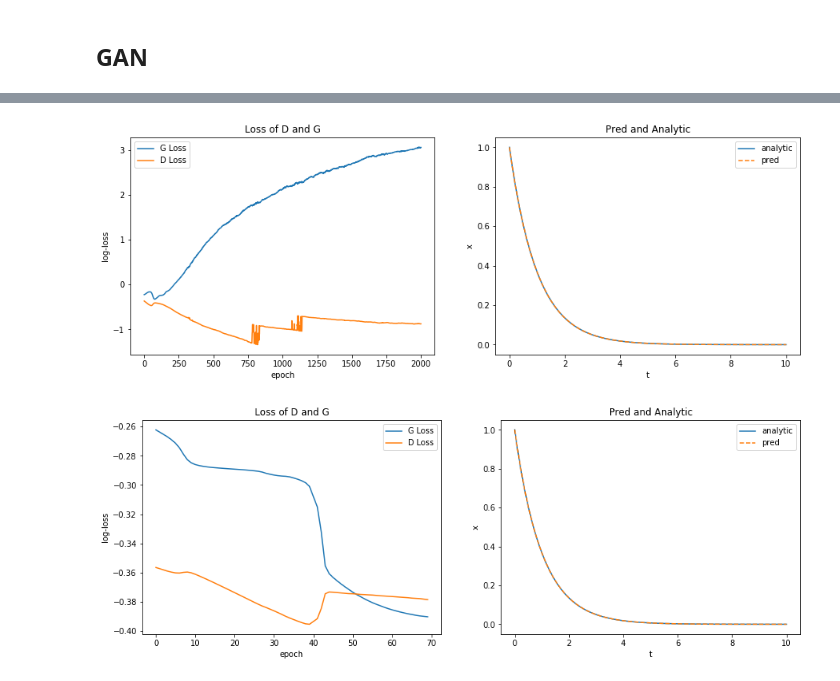
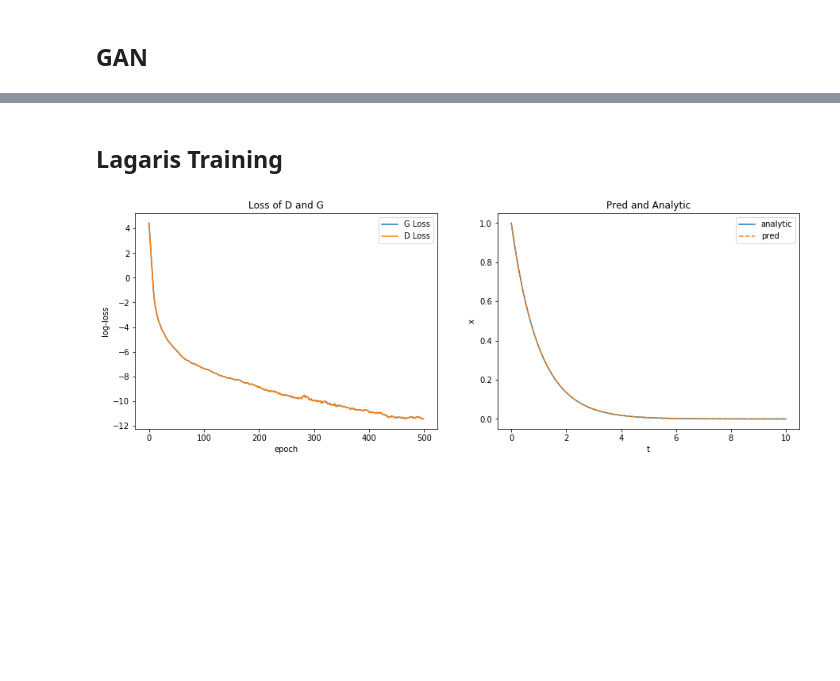
Before and after one commit to dylanrandle/denn, a Jupyter notebook: GAN.ipynb, the cells around one changed output, grey strips where cells are left out. Saved outputs shown, nothing was run; the diff lists cells and outputs as text; code cells hidden in the pictures; blank space fills up the shorter version.

```diff
--- a/GAN.ipynb
+++ b/GAN.ipynb
@@ -254,17 +288,12 @@ plot_losses_and_preds(G_loss, D_loss, G, t, analytic)
-# %%
-plot_losses_and_preds(G_loss, D_loss, G, t, analytic)
-# %% [output]
-[figure, removed]
+# %% [markdown]
+## Lagaris Training
 # %%
-G,D,G_loss,D_loss = train(70,
-                          g_hidden_units=20,
-                          g_hidden_layers=3,
-                          d_hidden_units=10,
-                          d_hidden_layers=2,
-                          logging=False,
-                          G_iters=10,
-                          D_iters=1,
-                          n=100)
-plot_losses_and_preds(G_loss, D_loss, G, t, analytic)
+%%time
+F,F_loss = train_Lagaris(500,
+                         g_hidden_units=20,
+                         g_hidden_layers=3,
+                         G_iters=10,
+                         n=100)
+plot_losses_and_preds(F_loss, F_loss, F, t, analytic)
 # %% [output]
-[figure, old version]
+[figure, new version]
```
Also changed, not shown: parts of 26 cells of this notebook, 1 other file.
